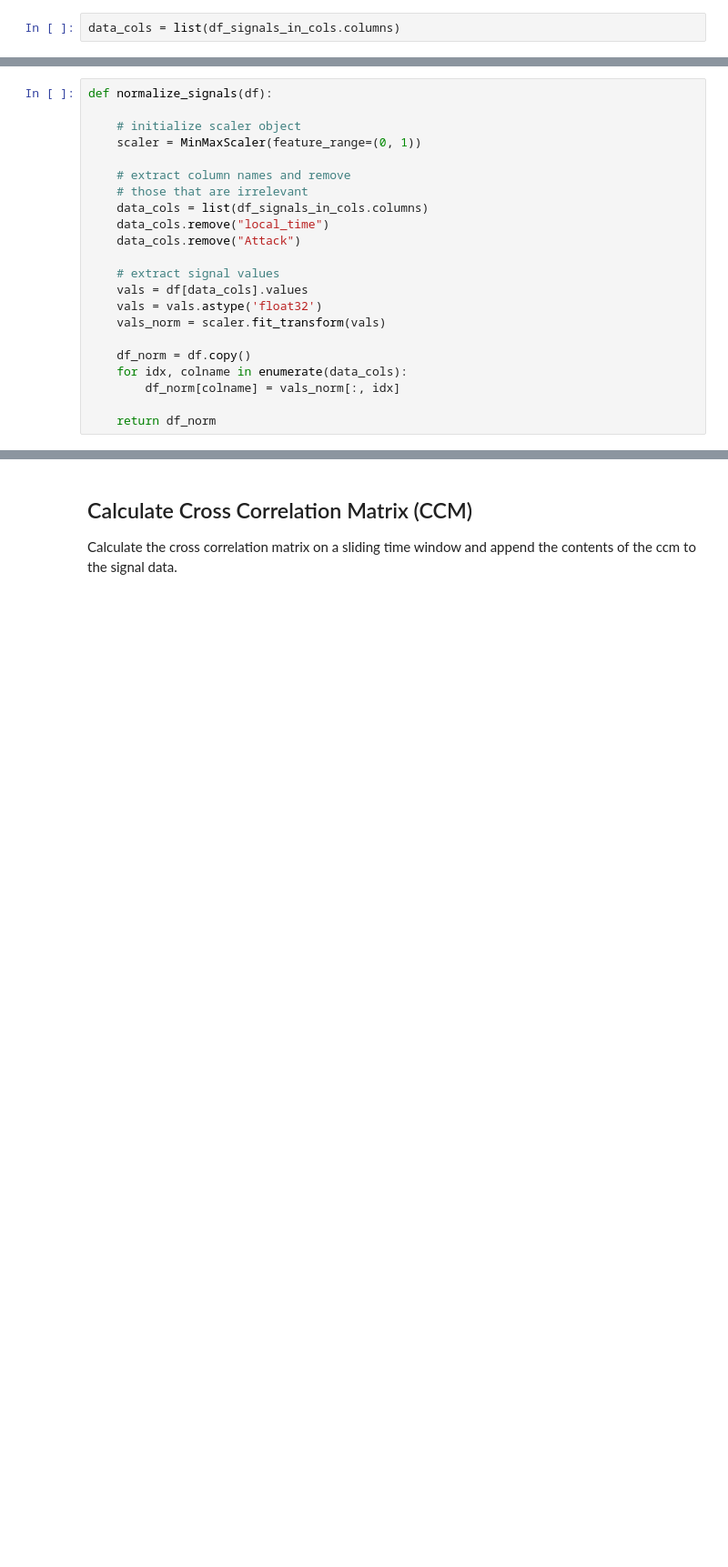
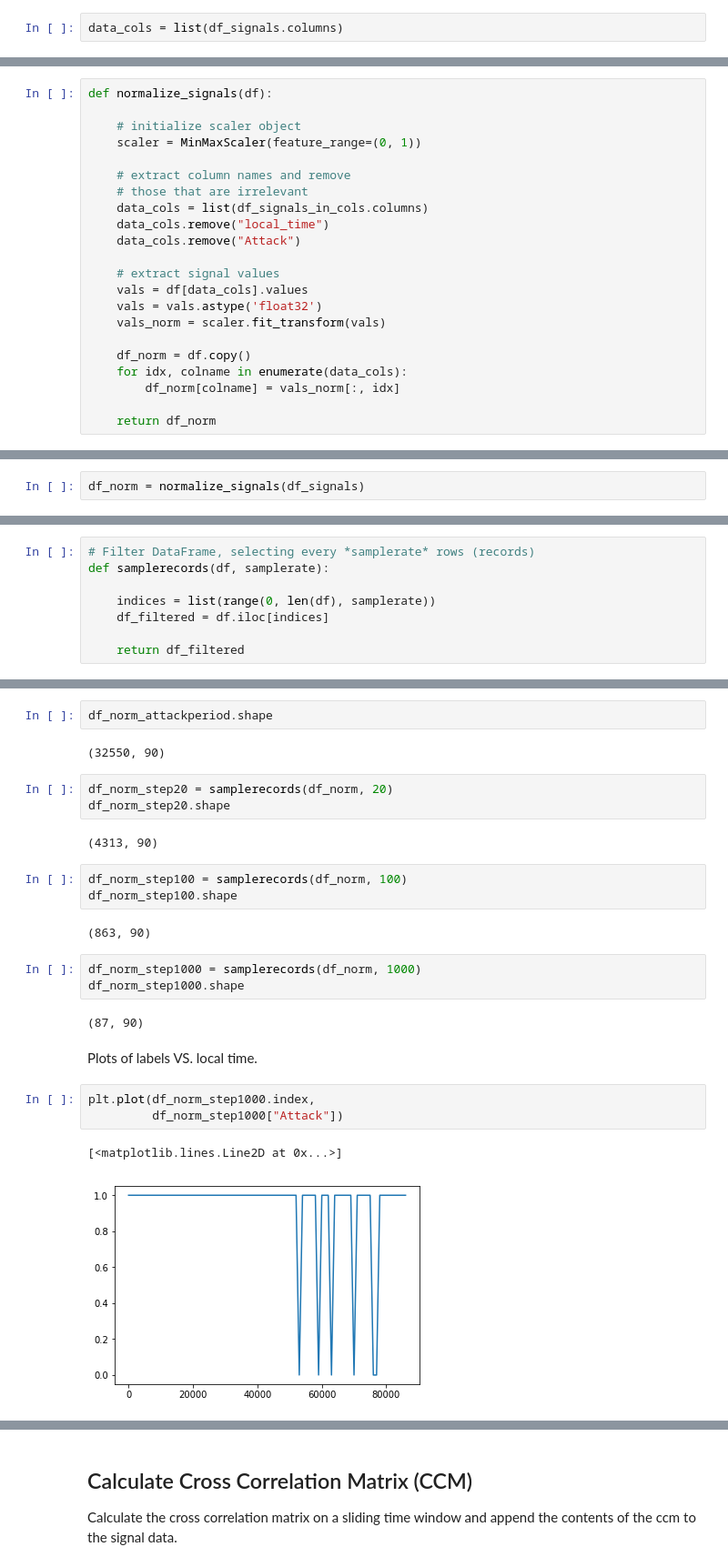
Before and after one commit to sofwerx/TORGI, a Jupyter notebook: analysis/Anomaly Detection with SignalAnalysis and LSTM.ipynb, the cells around one changed output, grey strips where cells are left out. Shown at 91% size. Drawn from its saved outputs; the diff is of its cells as text; blank space fills up the shorter version.

```diff
--- a/analysis/Anomaly Detection with SignalAnalysis and LSTM.ipynb
+++ b/analysis/Anomaly Detection with SignalAnalysis and LSTM.ipynb
@@ -247,3 +281,3 @@ Take a peak at max signal values.
 # %%
-data_cols = list(df_signals_in_cols.columns)
+data_cols = list(df_signals.columns)
 # %%
@@ -293,0 +319,2 @@ df_signals_normalized[:2]
+# %%
+df_norm = normalize_signals(df_signals)
@@ -293,0 +330,8 @@ df_signals_normalized[:2]
+# %%
+# Filter DataFrame, selecting every *samplerate* rows (records)
+def samplerecords(df, samplerate):
+
+    indices = list(range(0, len(df), samplerate))
+    df_filtered = df.iloc[indices]
+
+    return df_filtered
@@ -293,0 +342,27 @@ df_signals_normalized[:2]
+# %%
+df_norm_attackperiod.shape
+# %% [output]
+(32550, 90)
+# %%
+df_norm_step20 = samplerecords(df_norm, 20)
+df_norm_step20.shape
+# %% [output]
+(4313, 90)
+# %%
+df_norm_step100 = samplerecords(df_norm, 100)
+df_norm_step100.shape
+# %% [output]
+(863, 90)
+# %%
+df_norm_step1000 = samplerecords(df_norm, 1000)
+df_norm_step1000.shape
+# %% [output]
+(87, 90)
+# %% [markdown]
+Plots of labels VS. local time.
+# %%
+plt.plot(df_norm_step1000.index,
+         df_norm_step1000["Attack"])
+# %% [output]
+[<matplotlib.lines.Line2D at 0x...>]
+[figure, added]
```
Also changed, not shown: parts of 358 cells of this notebook.
